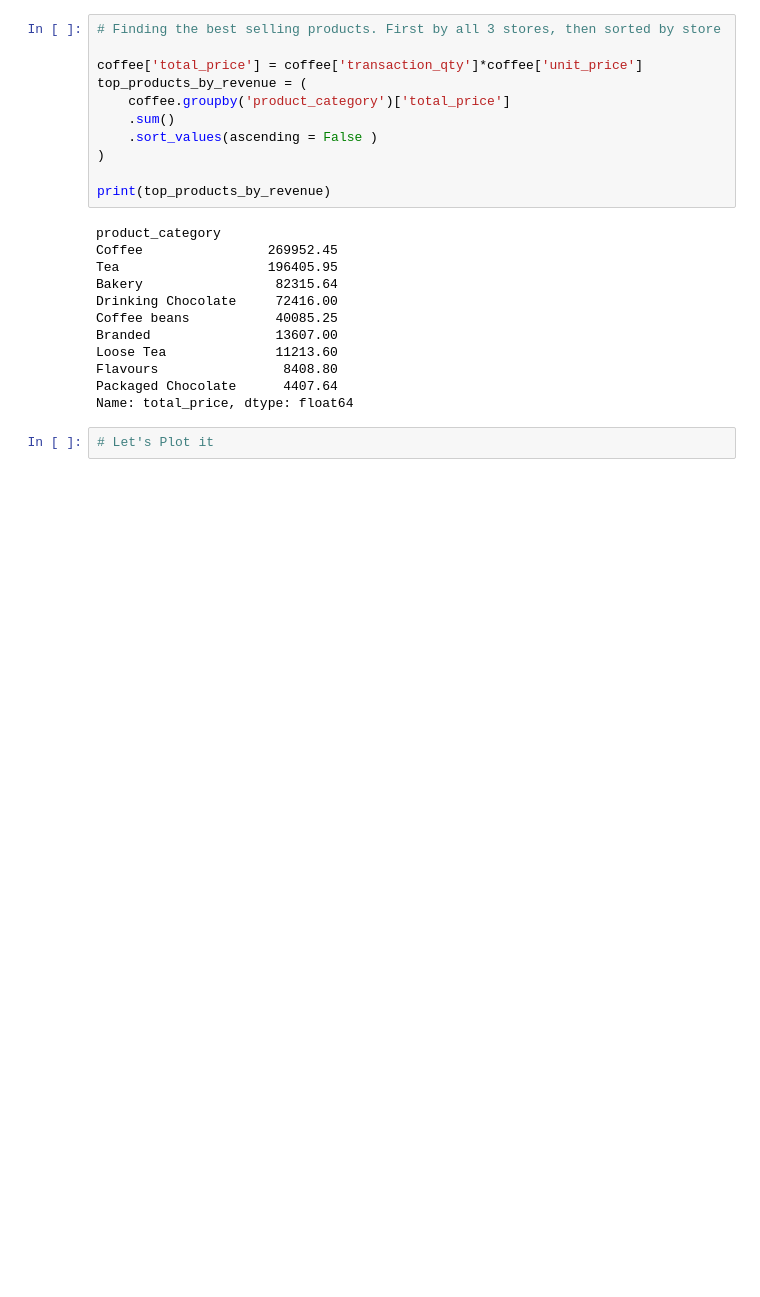
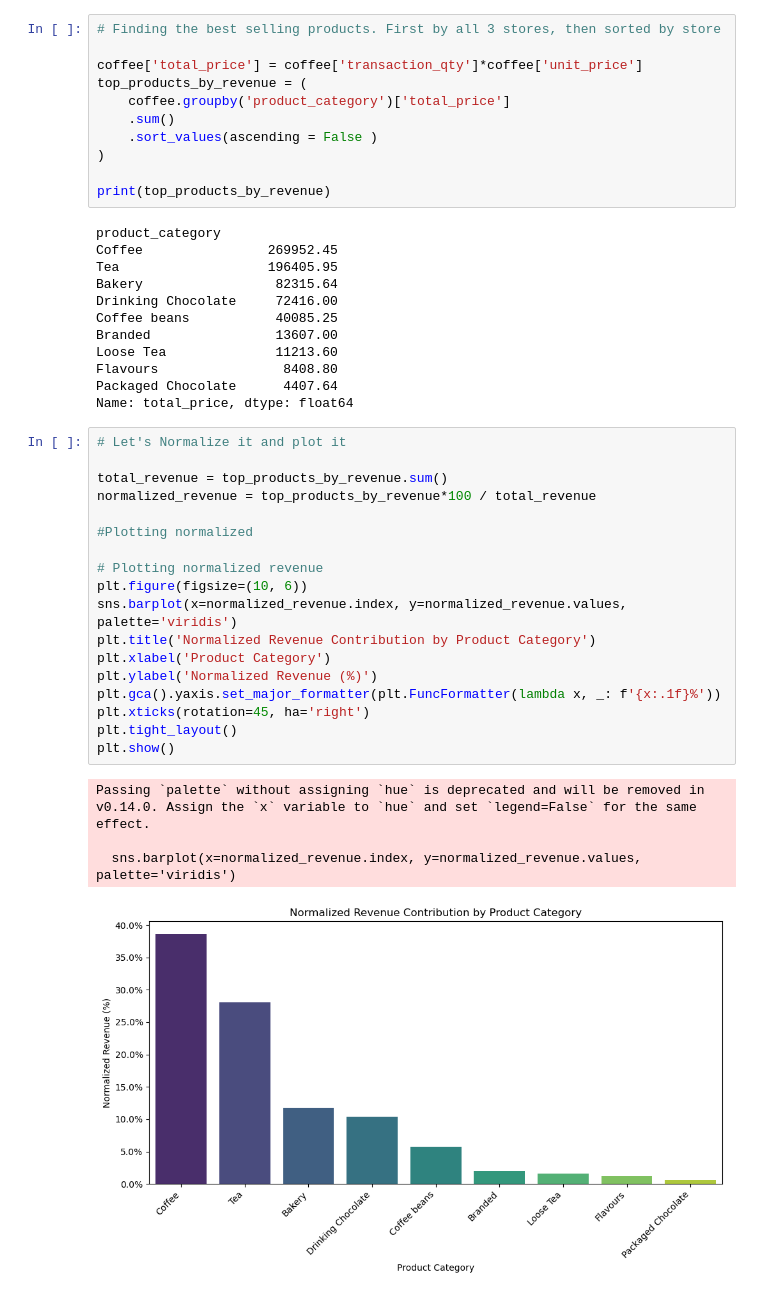
Before and after one commit to victorhrls/Coffee_Shop, a Jupyter notebook: analytics.ipynb, the cells around one changed output. Drawn from its saved outputs; the diff is of its cells as text; blank space fills up the shorter version.

Commit message:
Revenue and Volume review

```diff
--- a/analytics.ipynb
+++ b/analytics.ipynb
@@ -126,5 +154,26 @@ Loose Tea              11213.60
 Flavours                8408.80
 Packaged Chocolate      4407.64
 Name: total_price, dtype: float64
-# %%
-# Let's Plot it
+# %%
+# Let's Normalize it and plot it
+
+total_revenue = top_products_by_revenue.sum()
+normalized_revenue = top_products_by_revenue*100 / total_revenue
+
+#Plotting normalized
+
+# Plotting normalized revenue
+plt.figure(figsize=(10, 6))
+sns.barplot(x=normalized_revenue.index, y=normalized_revenue.values, palette='viridis')
+plt.title('Normalized Revenue Contribution by Product Category')
+plt.xlabel('Product Category')
+plt.ylabel('Normalized Revenue (%)')
+plt.gca().yaxis.set_major_formatter(plt.FuncFormatter(lambda x, _: f'{x:.1f}%'))
+plt.xticks(rotation=45, ha='right')
+plt.tight_layout()
+plt.show()
+# %% [output]
+Passing `palette` without assigning `hue` is deprecated and will be removed in v0.14.0. Assign the `x` variable to `hue` and set `legend=False` for the same effect.
+
+  sns.barplot(x=normalized_revenue.index, y=normalized_revenue.values, palette='viridis')
+[figure, added]
```
Also changed, not shown: parts of 6 cells of this notebook.
